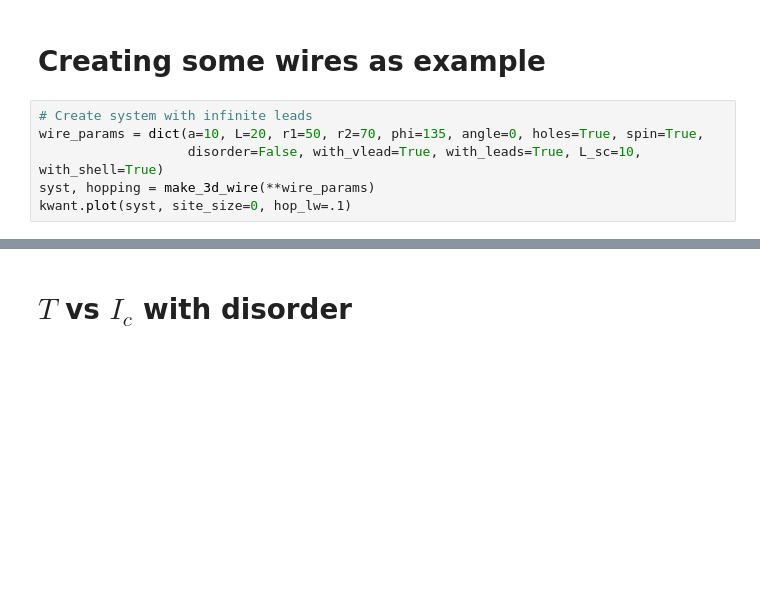
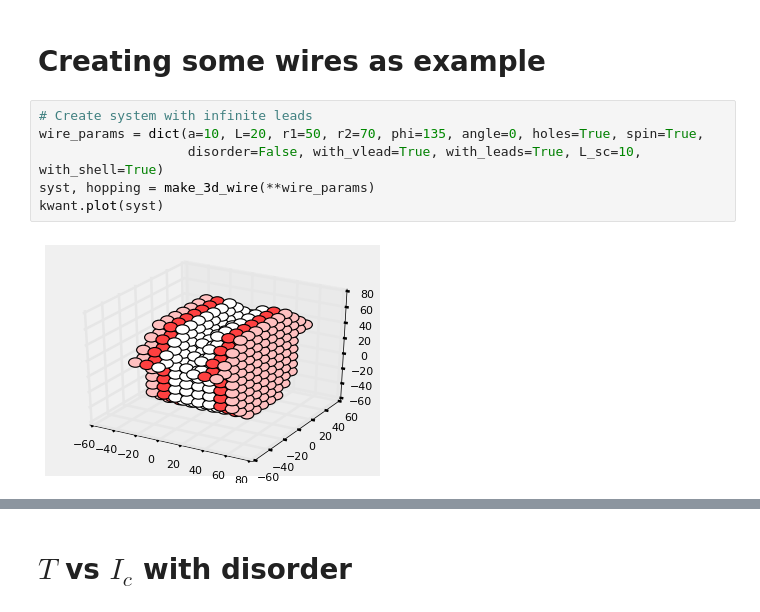
Before and after one commit to basnijholt/supercurrent-majorana-nanowire, a Jupyter notebook: supercurrent.ipynb, the cells around one changed output, grey strips where cells are left out. Drawn from its saved outputs; the diff is of its cells as text; blank space fills up the shorter version.

```diff
--- a/supercurrent.ipynb
+++ b/supercurrent.ipynb
@@ -467,9 +472,11 @@ def save_data(fname, p, constants, Bs, matsfreqs, wire_params, T, I_cs, phases,
 # %%
 # Create system with infinite leads
 wire_params = dict(a=10, L=20, r1=50, r2=70, phi=135, angle=0, holes=True, spin=True,
                    disorder=False, with_vlead=True, with_leads=True, L_sc=10, with_shell=True)
 syst, hopping = make_3d_wire(**wire_params)
-kwant.plot(syst, site_size=0, hop_lw=.1)
+kwant.plot(syst)
+# %% [output]
+[figure, added]
 # %%
 # Create system without leads
 wire_params['with_leads'] = False
```
Also changed, not shown: parts of 11 cells of this notebook.
